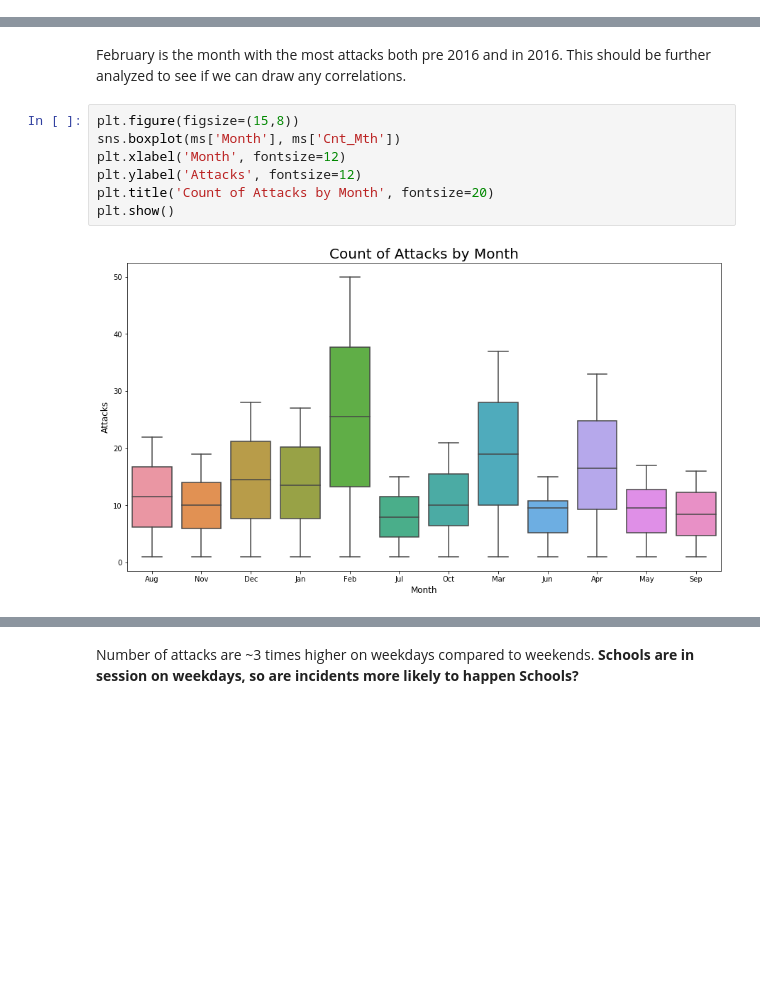
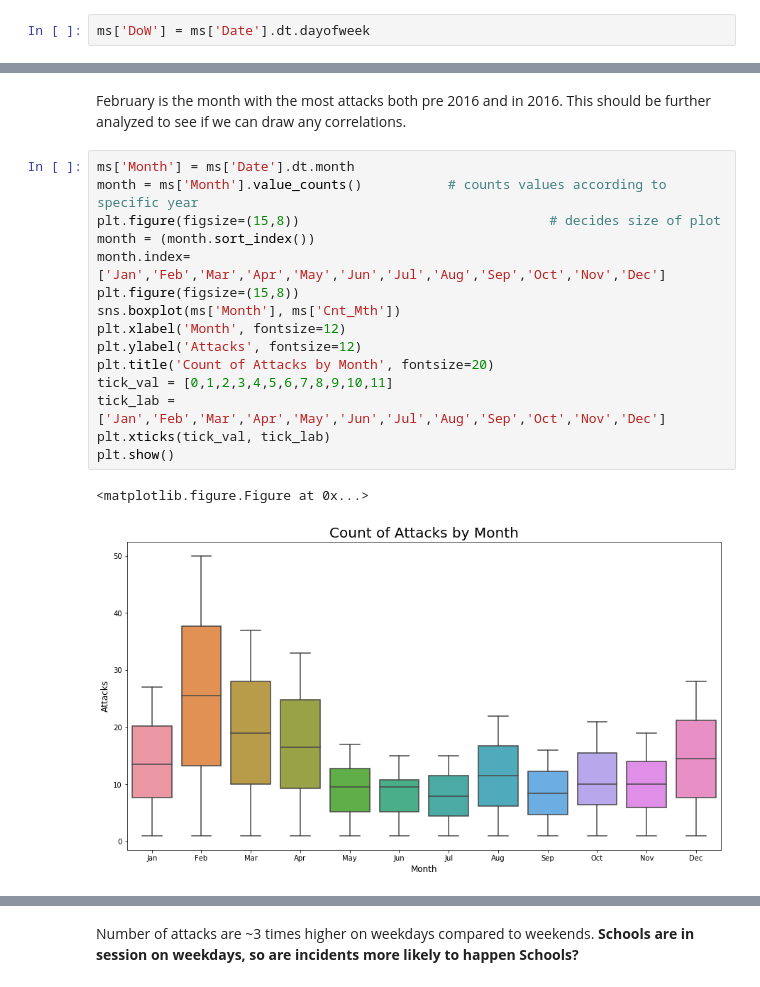
Before and after one commit to arielleweissman/Data-Viz, a Jupyter notebook: Mass_Shootings.ipynb, the cells around one changed output, grey strips where cells are left out. Cells and saved outputs as stored; diff of their text form; blank space fills up the shorter version.

```diff
--- a/Mass_Shootings.ipynb
+++ b/Mass_Shootings.ipynb
@@ -69,3 +93,5 @@ print(ms.Fatalities.sum())
+# %%
+ms['DoW'] = ms['Date'].dt.dayofweek
 # %%
 tot = ms[['Year', 'Injured', 'Fatalities']].groupby('Year').sum()
 
@@ -94,11 +108,20 @@ plt.show()
 # %% [markdown]
 February is the month with the most attacks both pre 2016 and in 2016. This should be further analyzed to see if we can draw any correlations.
 # %%
+ms['Month'] = ms['Date'].dt.month
+month = ms['Month'].value_counts()           # counts values according to specific year
+plt.figure(figsize=(15,8))                                # decides size of plot
+month = (month.sort_index())
+month.index=['Jan','Feb','Mar','Apr','May','Jun','Jul','Aug','Sep','Oct','Nov','Dec']
 plt.figure(figsize=(15,8))
 sns.boxplot(ms['Month'], ms['Cnt_Mth'])
 plt.xlabel('Month', fontsize=12)
 plt.ylabel('Attacks', fontsize=12)
 plt.title('Count of Attacks by Month', fontsize=20)
+tick_val = [0,1,2,3,4,5,6,7,8,9,10,11]
+tick_lab = ['Jan','Feb','Mar','Apr','May','Jun','Jul','Aug','Sep','Oct','Nov','Dec']
+plt.xticks(tick_val, tick_lab)
 plt.show()
 # %% [output]
+<matplotlib.figure.Figure at 0x...>
-[figure, old version]
+[figure, new version]
```
Also changed, not shown: parts of 35 cells of this notebook.
